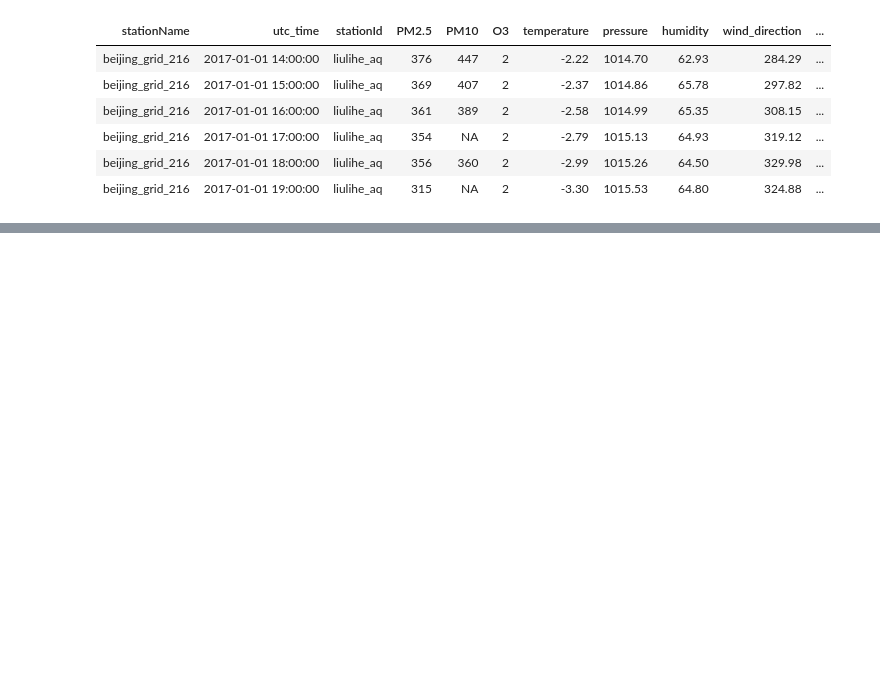
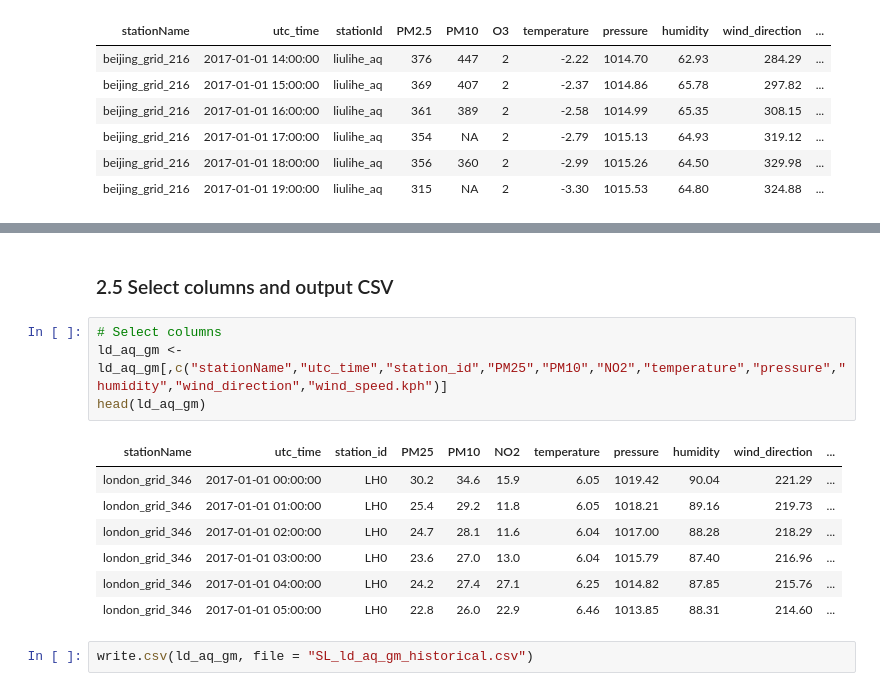
Before and after one commit to KelseyFertakis/DS420_Factoria, a Jupyter notebook: SL_MergeAQandGM.ipynb, the cells around one changed output, grey strips where cells are left out. Drawn from its saved outputs; the diff is of its cells as text; blank space fills up the shorter version.

```diff
--- a/SL_MergeAQandGM.ipynb
+++ b/SL_MergeAQandGM.ipynb
@@ -114,0 +339,16 @@ write.csv(bj_aq_gm, file = "bj_aq_gm_historical.csv")
+# %% [markdown]
+### 2.5 Select columns and output CSV
+# %%
+# Select columns
+ld_aq_gm <- ld_aq_gm[,c("stationName","utc_time","station_id","PM25","PM10","NO2","temperature","pressure","humidity","wind_direction","wind_speed.kph")]
+head(ld_aq_gm)
+# %% [output]
+| stationName | utc_time | station_id | PM25 | PM10 | NO2 | temperature | pressure | humidity | wind_direction | ... |
+| london_grid_346 | 2017-01-01 00:00:00 | LH0 | 30.2 | 34.6 | 15.9 | 6.05 | 1019.42 | 90.04 | 221.29 | ... |
+| london_grid_346 | 2017-01-01 01:00:00 | LH0 | 25.4 | 29.2 | 11.8 | 6.05 | 1018.21 | 89.16 | 219.73 | ... |
+| london_grid_346 | 2017-01-01 02:00:00 | LH0 | 24.7 | 28.1 | 11.6 | 6.04 | 1017.00 | 88.28 | 218.29 | ... |
+| london_grid_346 | 2017-01-01 03:00:00 | LH0 | 23.6 | 27.0 | 13.0 | 6.04 | 1015.79 | 87.40 | 216.96 | ... |
+| london_grid_346 | 2017-01-01 04:00:00 | LH0 | 24.2 | 27.4 | 27.1 | 6.25 | 1014.82 | 87.85 | 215.76 | ... |
+| london_grid_346 | 2017-01-01 05:00:00 | LH0 | 22.8 | 26.0 | 22.9 | 6.46 | 1013.85 | 88.31 | 214.60 | ... |
+# %%
+write.csv(ld_aq_gm, file = "SL_ld_aq_gm_historical.csv")
```
Also changed, not shown: parts of 23 cells of this notebook, 1 other file.
